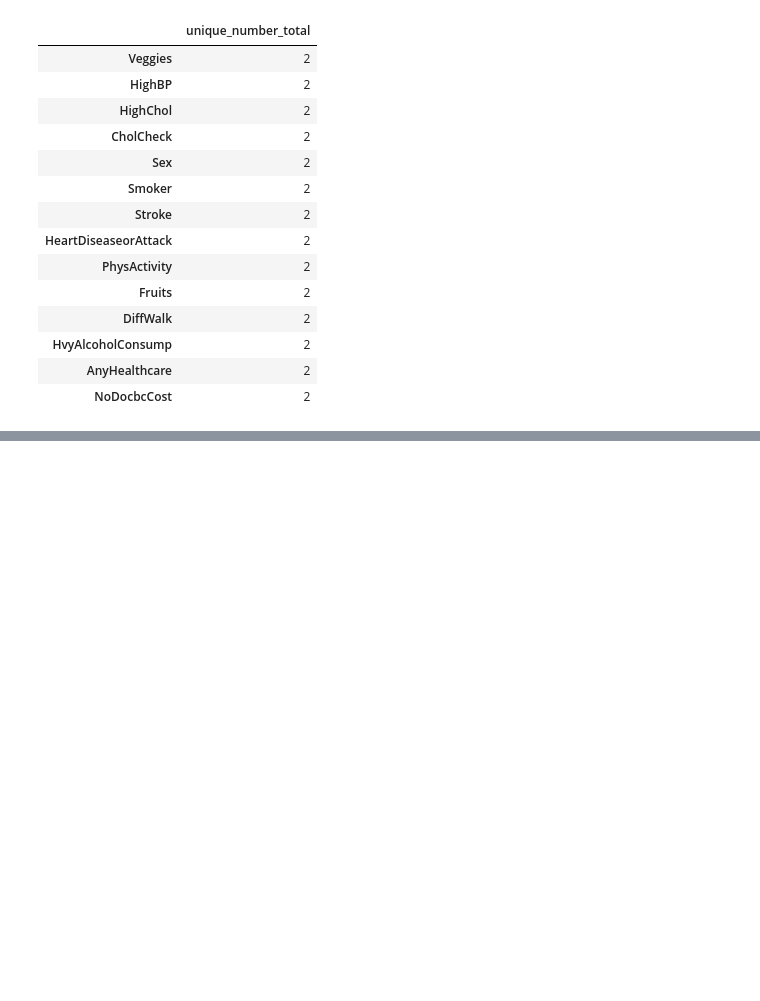
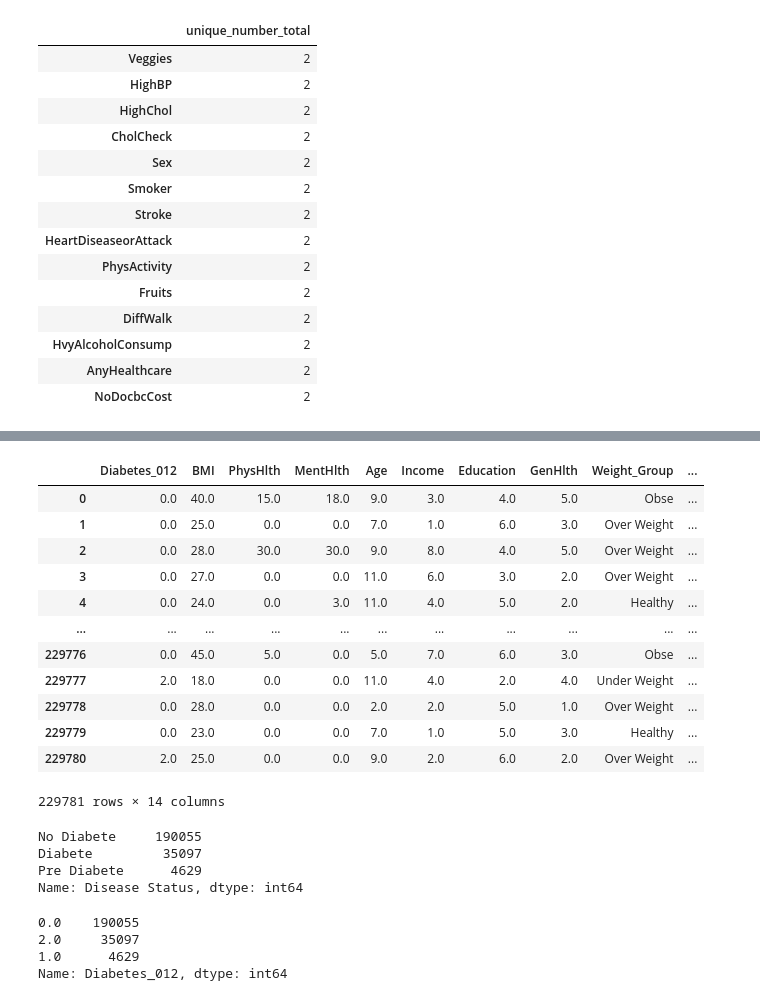
Before and after one commit to MehrdadGh1989/Diabete_Project, a Jupyter notebook: Diabete_Project_With_Jupyter.ipynb, the cells around one changed output, grey strips where cells are left out. Cells and saved outputs as stored; diff of their text form; code cells hidden in the pictures; blank space fills up the shorter version.

```diff
--- a/Diabete_Project_With_Jupyter.ipynb
+++ b/Diabete_Project_With_Jupyter.ipynb
@@ -291,0 +445,10 @@ unique_number_total_df[unique_number_total_df.unique_number_total==2]
+# %%
+#Diabete Status
+# No Diabete=0
+# Pre Diabete=1
+# Diabete = 2
+diabete_type_detection=NoBinaryData_df['Diabetes_012']
+# %%
+NoBinaryData_df.loc[diabete_type_detection==0,'Disease Status']='No Diabete'
+NoBinaryData_df.loc[diabete_type_detection==1,'Disease Status']='Pre Diabete'
+NoBinaryData_df.loc[diabete_type_detection==2,'Disease Status']='Diabete'
@@ -291,0 +466,33 @@ unique_number_total_df[unique_number_total_df.unique_number_total==2]
+# %%
+NoBinaryData_df
+# %% [output]
+|  | Diabetes_012 | BMI | PhysHlth | MentHlth | Age | Income | Education | GenHlth | Weight_Group | ... |
+| 0 | 0.0 | 40.0 | 15.0 | 18.0 | 9.0 | 3.0 | 4.0 | 5.0 | Obse | ... |
+| 1 | 0.0 | 25.0 | 0.0 | 0.0 | 7.0 | 1.0 | 6.0 | 3.0 | Over Weight | ... |
+| 2 | 0.0 | 28.0 | 30.0 | 30.0 | 9.0 | 8.0 | 4.0 | 5.0 | Over Weight | ... |
+| 3 | 0.0 | 27.0 | 0.0 | 0.0 | 11.0 | 6.0 | 3.0 | 2.0 | Over Weight | ... |
+| 4 | 0.0 | 24.0 | 0.0 | 3.0 | 11.0 | 4.0 | 5.0 | 2.0 | Healthy | ... |
+| ... | ... | ... | ... | ... | ... | ... | ... | ... | ... | ... |
+| 229776 | 0.0 | 45.0 | 5.0 | 0.0 | 5.0 | 7.0 | 6.0 | 3.0 | Obse | ... |
+| 229777 | 2.0 | 18.0 | 0.0 | 0.0 | 11.0 | 4.0 | 2.0 | 4.0 | Under Weight | ... |
+| 229778 | 0.0 | 28.0 | 0.0 | 0.0 | 2.0 | 2.0 | 5.0 | 1.0 | Over Weight | ... |
+| 229779 | 0.0 | 23.0 | 0.0 | 0.0 | 7.0 | 1.0 | 5.0 | 3.0 | Healthy | ... |
+| 229780 | 2.0 | 25.0 | 0.0 | 0.0 | 9.0 | 2.0 | 6.0 | 2.0 | Over Weight | ... |
+229781 rows × 14 columns
+# %%
+# Extracting Some Information from Tables
+#Detecting the Number of People in terms of Diabete Status
+NoBinaryData_df['Disease Status'].value_counts()
+# %% [output]
+No Diabete     190055
+Diabete         35097
+Pre Diabete      4629
+Name: Disease Status, dtype: int64
+# %%
+# To check the values are mapped Correctly
+NoBinaryData_df['Diabetes_012'].value_counts()
+# %% [output]
+0.0    190055
+2.0     35097
+1.0      4629
+Name: Diabetes_012, dtype: int64
```
Also changed, not shown: parts of 25 cells of this notebook.
